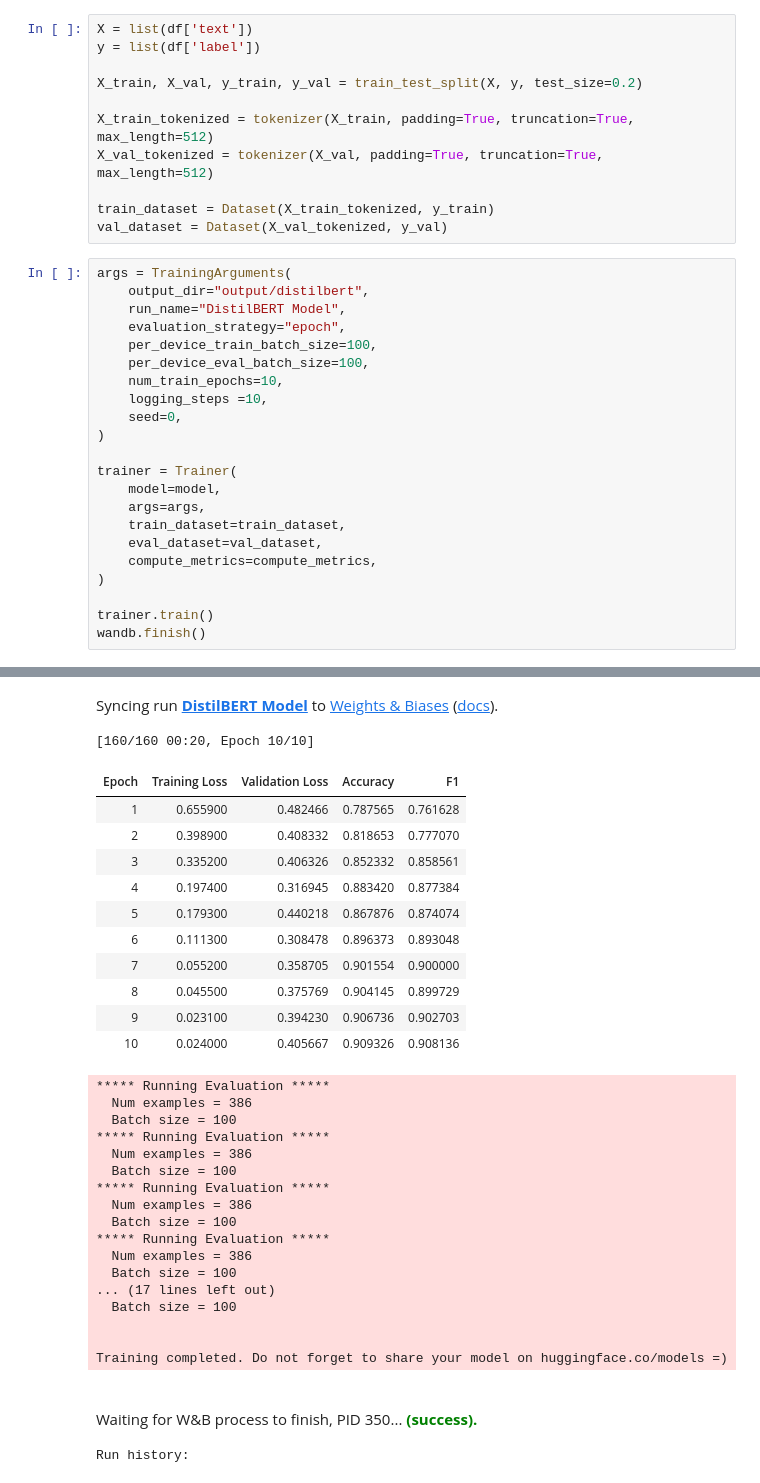
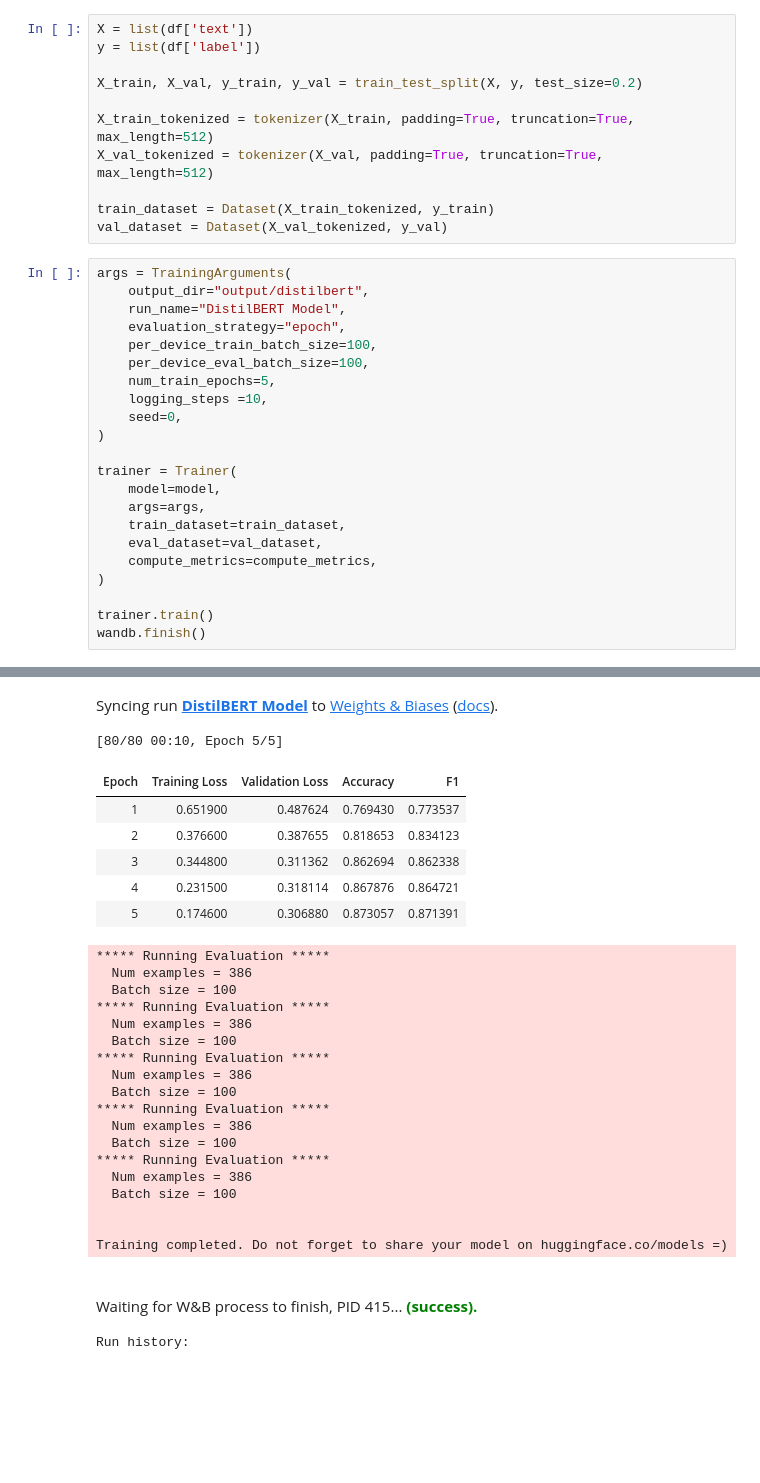
Before and after one commit to erfansobhaei/kaggleship, a Jupyter notebook: PersainPoemClassifier.ipynb, the cells around one changed output, grey strips where cells are left out. Saved outputs shown, nothing was run; the diff lists cells and outputs as text; blank space fills up the shorter version.

```diff
--- a/PersainPoemClassifier.ipynb
+++ b/PersainPoemClassifier.ipynb
@@ -484,7 +454,7 @@ args = TrainingArguments(
     evaluation_strategy="epoch",
     per_device_train_batch_size=100,
     per_device_eval_batch_size=100,
-    num_train_epochs=10,
+    num_train_epochs=5,
     logging_steps =10,
     seed=0,
 )
@@ -512,19 +482,14 @@ The default value for the training argument `--report_to` will change in v5 (fro
 Automatic Weights & Biases logging enabled, to disable set os.environ["WANDB_DISABLED"] = "true"
 wandb: wandb version 0.12.9 is available!  To upgrade, please run:
 wandb:  $ pip install wandb --upgrade
 Syncing run DistilBERT Model to Weights & Biases (docs).
-[160/160 00:20, Epoch 10/10]
+[80/80 00:10, Epoch 5/5]
 | Epoch | Training Loss | Validation Loss | Accuracy | F1 |
-| 1 | 0.655900 | 0.482466 | 0.787565 | 0.761628 |
-| 2 | 0.398900 | 0.408332 | 0.818653 | 0.777070 |
-| 3 | 0.335200 | 0.406326 | 0.852332 | 0.858561 |
-| 4 | 0.197400 | 0.316945 | 0.883420 | 0.877384 |
-| 5 | 0.179300 | 0.440218 | 0.867876 | 0.874074 |
-| 6 | 0.111300 | 0.308478 | 0.896373 | 0.893048 |
-| 7 | 0.055200 | 0.358705 | 0.901554 | 0.900000 |
-| 8 | 0.045500 | 0.375769 | 0.904145 | 0.899729 |
-| 9 | 0.023100 | 0.394230 | 0.906736 | 0.902703 |
-| 10 | 0.024000 | 0.405667 | 0.909326 | 0.908136 |
+| 1 | 0.651900 | 0.487624 | 0.769430 | 0.773537 |
+| 2 | 0.376600 | 0.387655 | 0.818653 | 0.834123 |
+| 3 | 0.344800 | 0.311362 | 0.862694 | 0.862338 |
+| 4 | 0.231500 | 0.318114 | 0.867876 | 0.864721 |
+| 5 | 0.174600 | 0.306880 | 0.873057 | 0.871391 |
 ***** Running Evaluation *****
   Num examples = 386
   Batch size = 100
@@ -537,10 +502,11 @@ Syncing run DistilBERT Model to Weights & Biases (docs).
 ***** Running Evaluation *****
   Num examples = 386
   Batch size = 100
-... (17 lines left out)
+***** Running Evaluation *****
+  Num examples = 386
   Batch size = 100
 
 
 Training completed. Do not forget to share your model on huggingface.co/models =)
-Waiting for W&B process to finish, PID 350... (success).
+Waiting for W&B process to finish, PID 415... (success).
 Run history:
```
Also changed, not shown: parts of 27 cells of this notebook.
